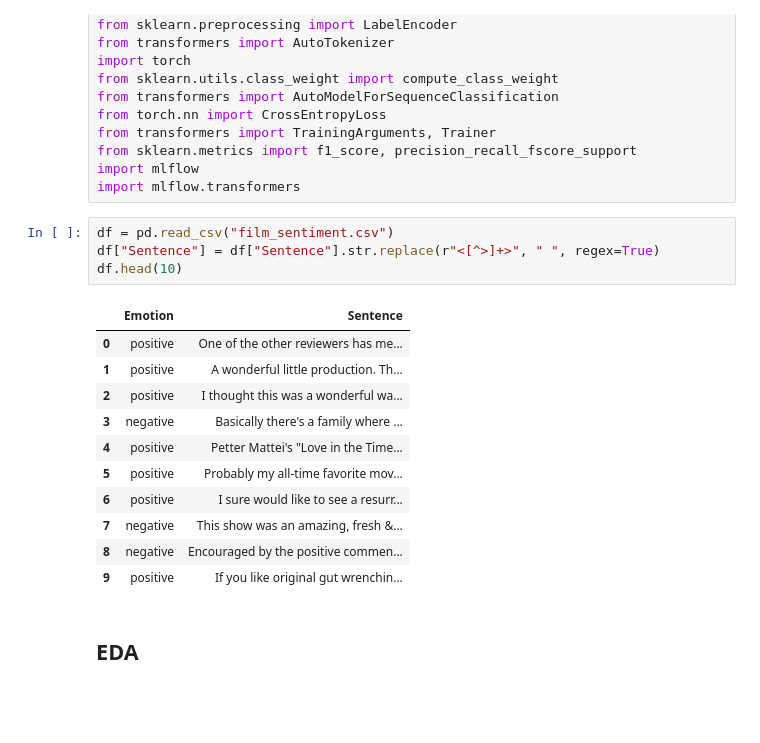
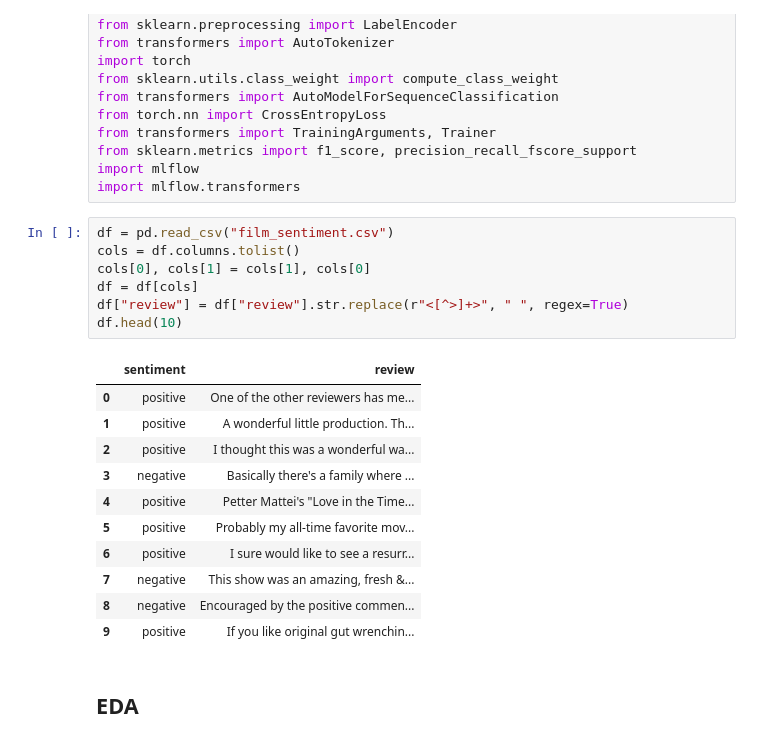
Before and after one commit to SantiagoDeStefano/ml-ops, a Jupyter notebook: notebooks/film_sentiment.ipynb, the cells around one changed output. Saved outputs shown, nothing was run; the diff lists cells and outputs as text; blank space fills up the shorter version.

```diff
--- a/notebooks/film_sentiment.ipynb
+++ b/notebooks/film_sentiment.ipynb
@@ -19,10 +19,13 @@ import mlflow
 import mlflow.transformers
 # %%
 df = pd.read_csv("film_sentiment.csv")
-df["Sentence"] = df["Sentence"].str.replace(r"<[^>]+>", " ", regex=True)
+cols = df.columns.tolist()
+cols[0], cols[1] = cols[1], cols[0]
+df = df[cols]
+df["review"] = df["review"].str.replace(r"<[^>]+>", " ", regex=True)
 df.head(10)
 # %% [output]
-|  | Emotion | Sentence |
+|  | sentiment | review |
 | 0 | positive | One of the other reviewers has me... |
 | 1 | positive | A wonderful little production. Th... |
 | 2 | positive | I thought this was a wonderful wa... |
```
Also changed, not shown: parts of 10 cells of this notebook, 12 other files.
